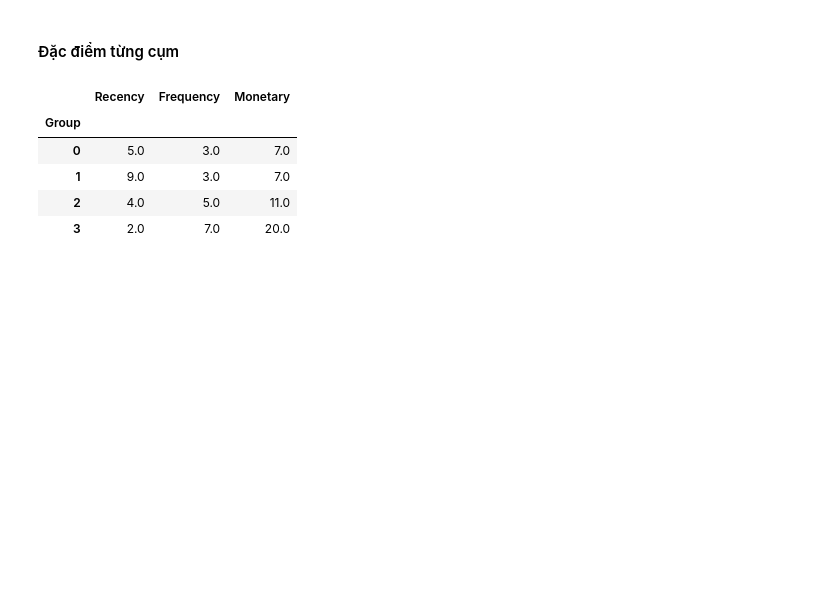
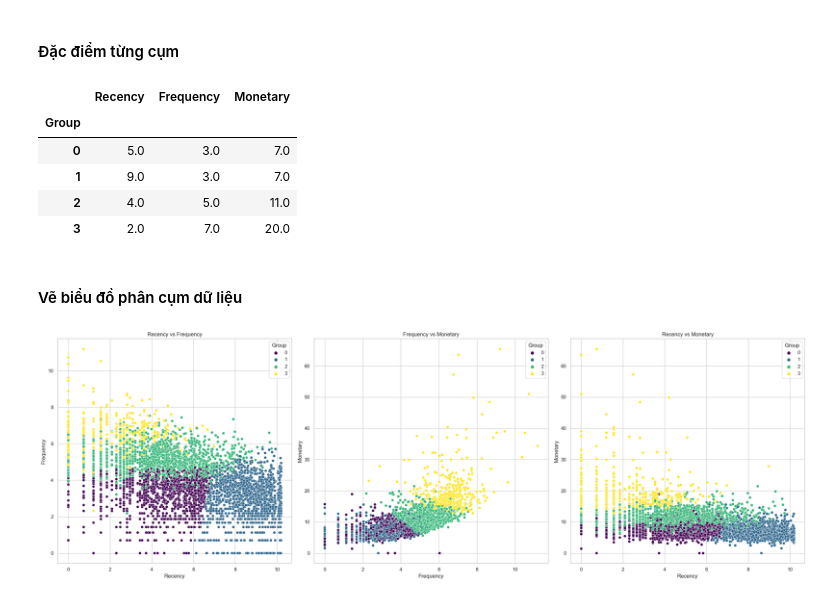
Before and after one commit to nocpinmylf/customer_segment_kmeans, a Jupyter notebook: main.ipynb, the cells around one changed output. Drawn from its saved outputs; the diff is of its cells as text; code cells hidden in the pictures; blank space fills up the shorter version.

Commit message:
add plots

```diff
--- a/main.ipynb
+++ b/main.ipynb
@@ -330,3 +330,28 @@ customer_temp.groupby('Group').agg({
 | 1 | 9.0 | 3.0 | 7.0 |
 | 2 | 4.0 | 5.0 | 11.0 |
 | 3 | 2.0 | 7.0 | 20.0 |
+# %% [markdown]
+#### Vẽ biểu đồ phân cụm dữ liệu
+# %%
+# Tạo biểu đồ sử dụng Seaborn
+sns.set(style="whitegrid")
+
+# Biểu đồ Recency và Frequency
+plt.figure(figsize=(24, 8))
+plt.subplot(131)    # hàng 1 - cột 3 - vị trí 1
+sns.scatterplot(x='Recency', y='Frequency', data=customer_temp, hue='Group', palette='viridis')
+plt.title('Recency vs Frequency')
+
+# Biểu đồ Frequency và Monetary
+plt.subplot(132)
+sns.scatterplot(x='Frequency', y='Monetary', data=customer_temp, hue='Group', palette='viridis')
+plt.title('Frequency vs Monetary')
+
+# Biểu đồ Recency và Monetary
+plt.subplot(133)
+sns.scatterplot(x='Recency', y='Monetary', data=customer_temp, hue='Group', palette='viridis')
+plt.title('Recency vs Monetary')
+plt.tight_layout()
+plt.show()
+# %% [output]
+[figure, added]
```
